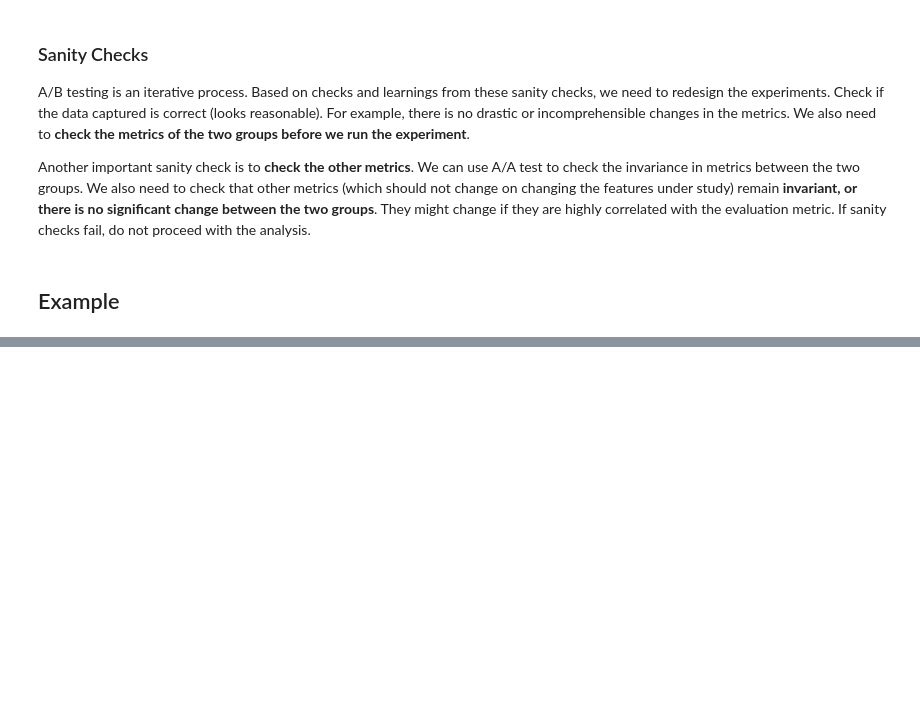
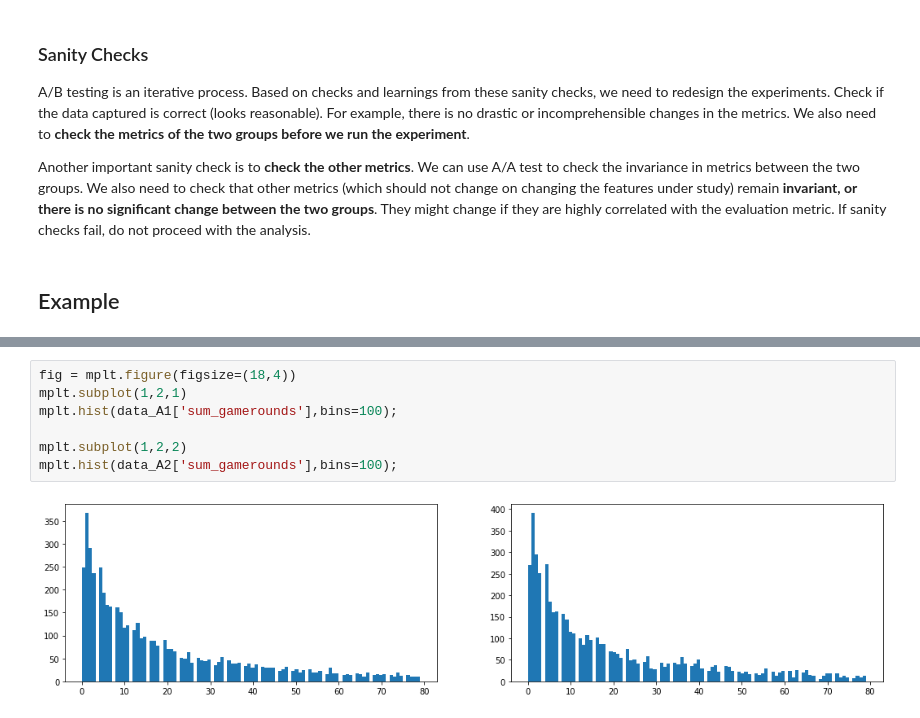
Before and after one commit to ashutoshnayakIE/AB-tutorial, a Jupyter notebook: AB Tutorial Notebook.ipynb, the cells around one changed output, grey strips where cells are left out. Cells and saved outputs as stored; diff of their text form; blank space fills up the shorter version.

```diff
--- a/AB Tutorial Notebook.ipynb
+++ b/AB Tutorial Notebook.ipynb
@@ -235,0 +356,9 @@ Another important sanity check is to <b>check the other metrics</b>. We can use
+# %%
+fig = mplt.figure(figsize=(18,4))
+mplt.subplot(1,2,1)
+mplt.hist(data_A1['sum_gamerounds'],bins=100);
+
+mplt.subplot(1,2,2)
+mplt.hist(data_A2['sum_gamerounds'],bins=100);
+# %% [output]
+[figure, added]
```
Also changed, not shown: parts of 39 cells of this notebook, 2 other files.
